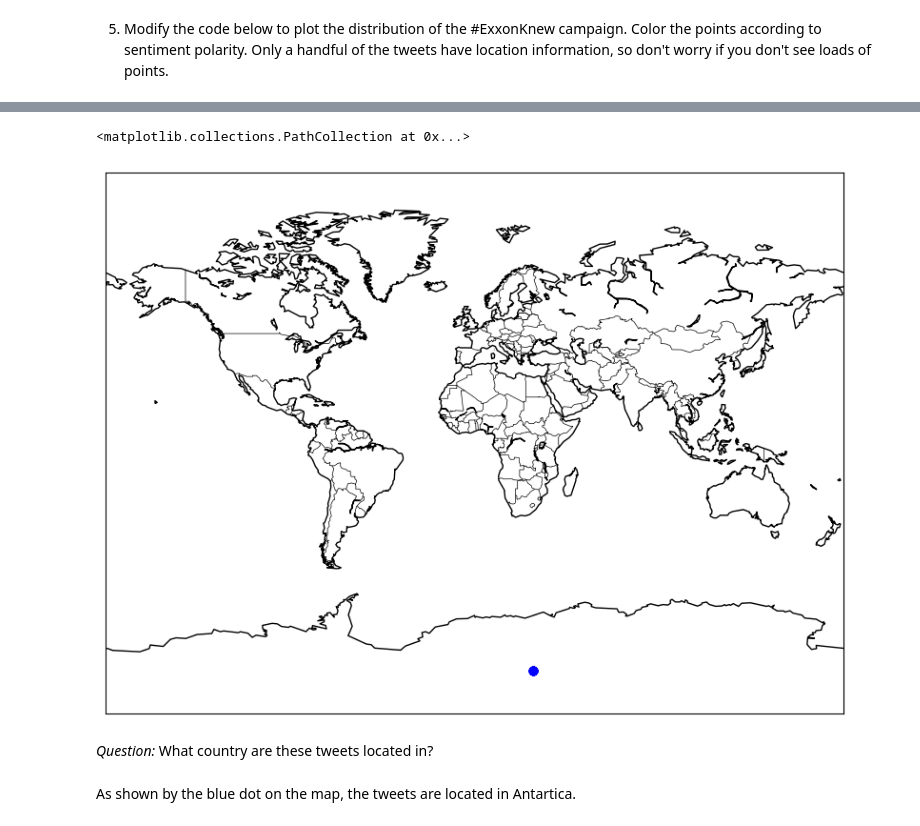
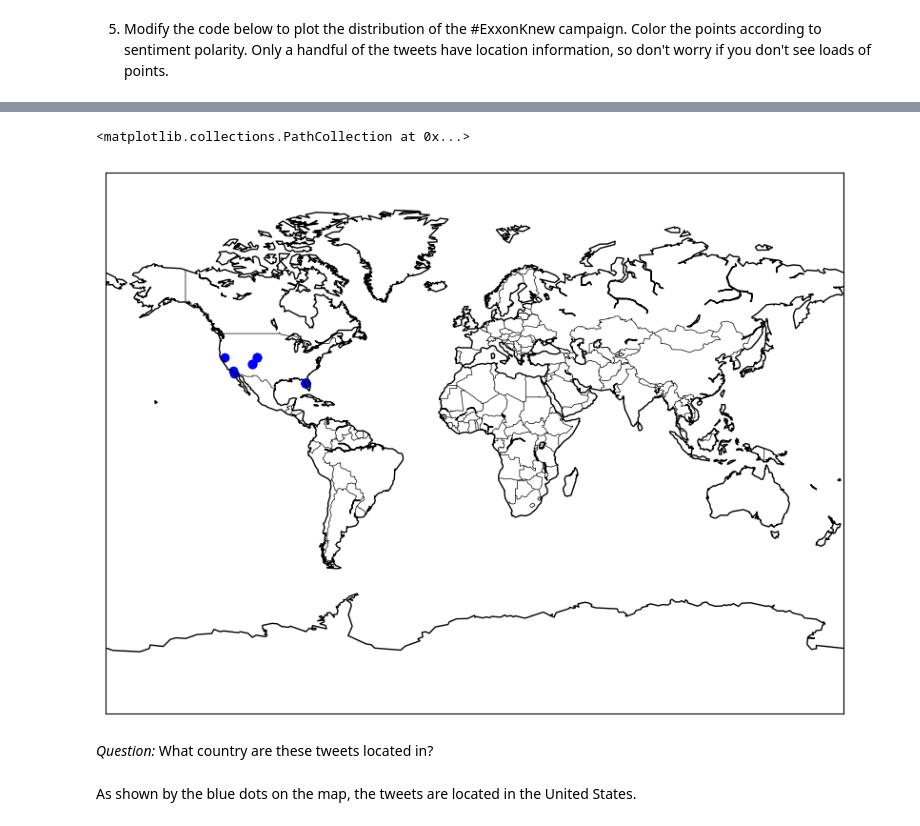
Before and after one commit to UCLQAUZ/QM2, a Jupyter notebook: notebooks/W04. Natural Language Processing.ipynb, the cells around one changed output, grey strips where cells are left out. Cells and saved outputs as stored; diff of their text form; code cells hidden in the pictures.

```diff
--- a/notebooks/W04. Natural Language Processing.ipynb
+++ b/notebooks/W04. Natural Language Processing.ipynb
@@ -657,7 +664,13 @@ map = Basemap(projection='mill')
 map.drawcountries()
 map.drawcoastlines()
 
-map.scatter(x= sample['longitude'], y= sample['latitude'], color='blue' ,latlon=True, vmin=-1, vmax=0)
+map.scatter(
+    x= sample['latitude'],
+    y= sample['longitude'],
+    color='blue' ,
+    latlon=True,
+    vmin=-1,
+    vmax=0)
 # %% [output]
 Requirement already satisfied: basemap in /usr/local/lib/python3.10/dist-packages (1.3.8)
 Requirement already satisfied: basemap-data<1.4,>=1.3.2 in /usr/local/lib/python3.10/dist-packages (from basemap) (1.3.2)
@@ -677,7 +690,7 @@ Requirement already satisfied: certifi in /usr/local/lib/python3.10/dist-package
 Requirement already satisfied: six>=1.5 in /usr/local/lib/python3.10/dist-packages (from python-dateutil>=2.7->matplotlib<3.8,>=1.5->basemap) (1.16.0)
 <matplotlib.collections.PathCollection at 0x...>
-[figure, old version]
+[figure, new version]
 # %% [markdown]
 *Question:* What country are these tweets located in?
 # %% [markdown]
-As shown by the blue dot on the map, the tweets are located in Antartica.
+As shown by the blue dots on the map, the tweets are located in the United States.
```
Also changed, not shown: parts of 7 cells of this notebook.
